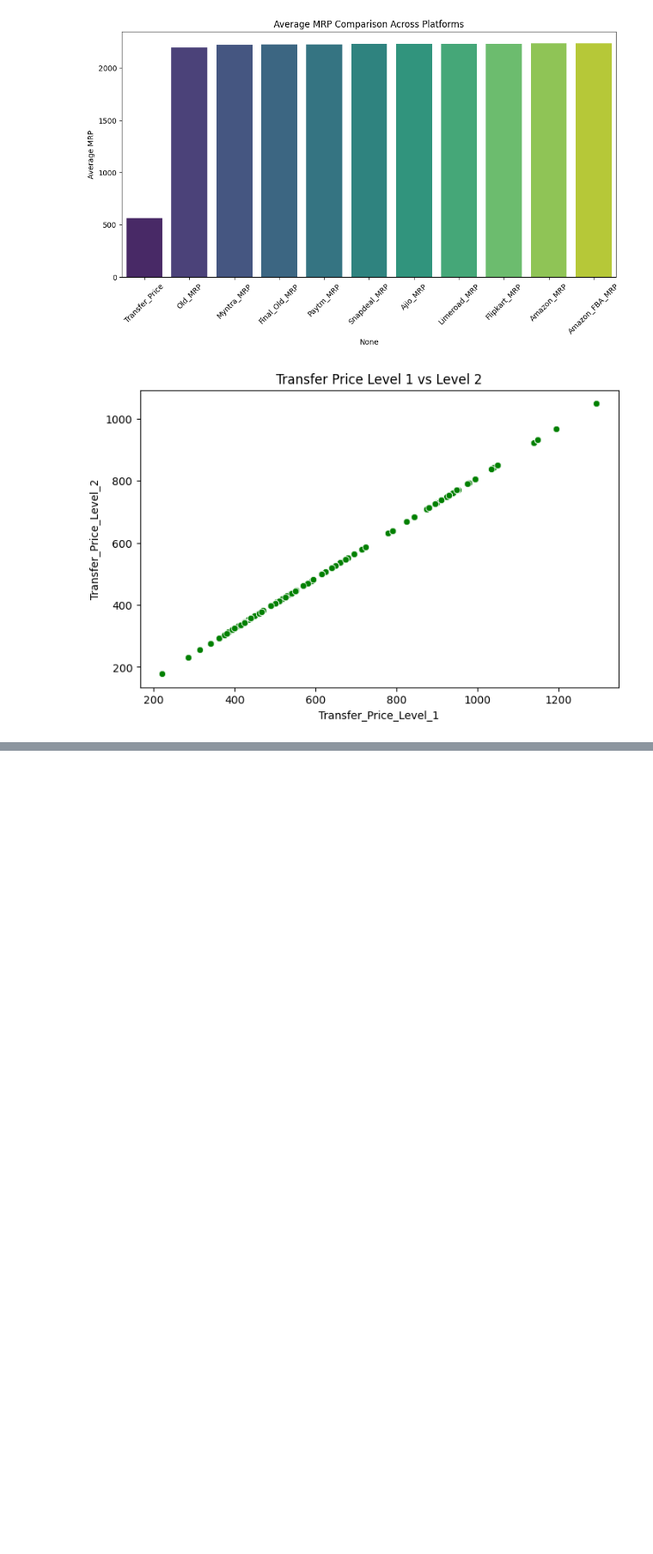
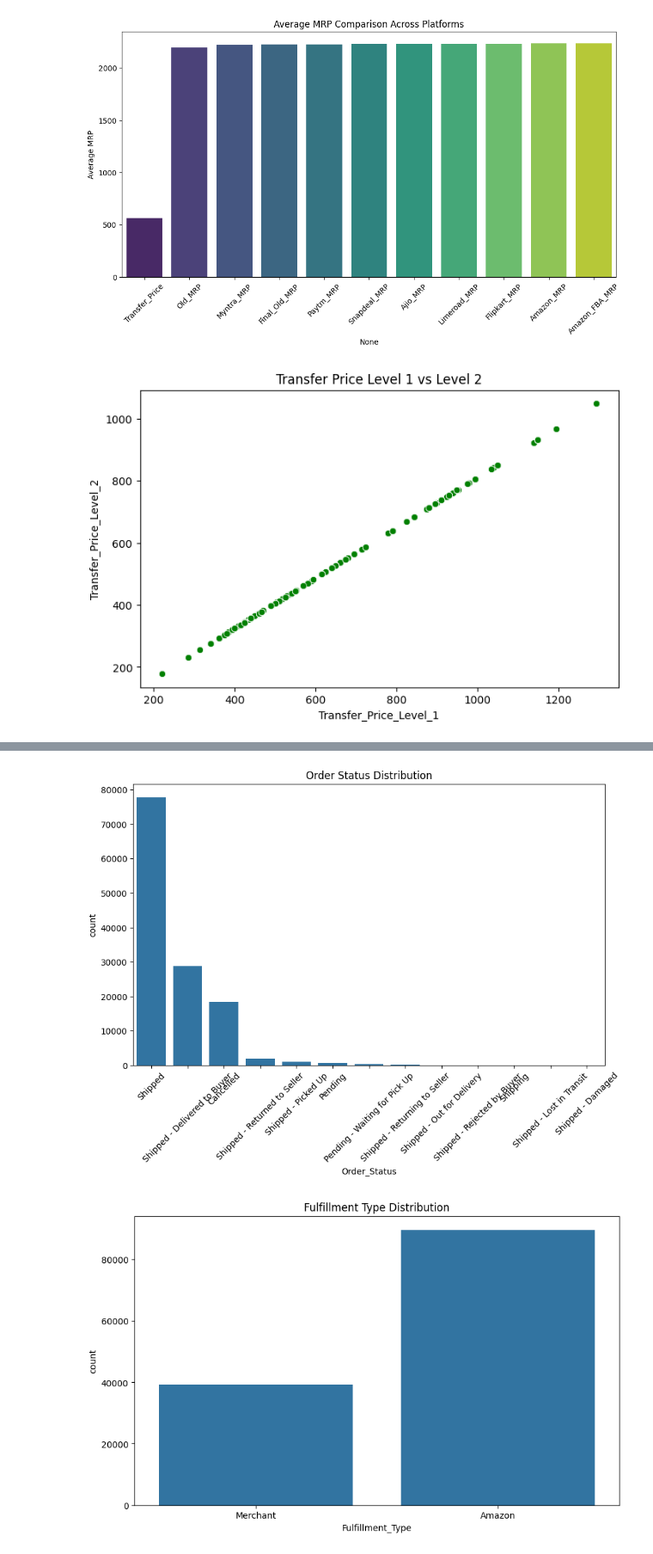
Before and after one commit to GlennVarshan/Dataviz, a Jupyter notebook: Dataviz.ipynb, the cells around one changed output, grey strips where cells are left out. Shown at 86% size. Cells and saved outputs as stored; diff of their text form; code cells hidden in the pictures; blank space fills up the shorter version.

```diff
--- a/Dataviz.ipynb
+++ b/Dataviz.ipynb
@@ -643,0 +878,31 @@ plt.show()
+# %%
+# Visualization: Order Status Distribution
+plt.figure(figsize=(10, 6))
+sns.countplot(x='Order_Status', data=asr, order=asr['Order_Status'].value_counts().index)
+plt.title('Order Status Distribution')
+plt.xticks(rotation=45)
+plt.show()
+
+# Visualization: Fulfillment Type Analysis
+plt.figure(figsize=(10, 6))
+sns.countplot(x='Fulfillment_Type', data=asr)
+plt.title('Fulfillment Type Distribution')
+plt.show()
+
+# Visualization: Quantity vs. Sale Amount
+plt.figure(figsize=(10, 6))
+sns.scatterplot(x='Quantity', y='Sale_Amount', data=asr)
+plt.title('Quantity vs. Sale Amount')
+plt.show()
+
+# Visualization: Product Category Sales
+category_sales = asr.groupby('Product_Category')['Sale_Amount'].sum().sort_values(ascending=False)
+
+plt.figure(figsize=(12, 6))
+sns.barplot(x=category_sales.index, y=category_sales.values)
+plt.title('Total Sales by Product Category')
+plt.xticks(rotation=90)
+plt.show()
+# %% [output]
+[figure, added]
+[figure, added]
```
Also changed, not shown: parts of 26 cells of this notebook, 4 other files.
